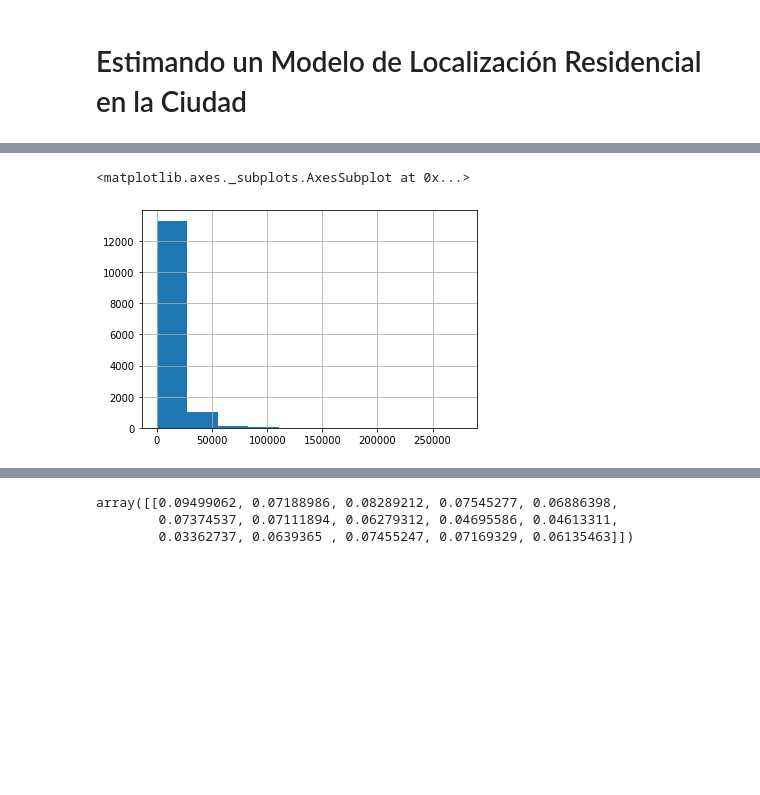
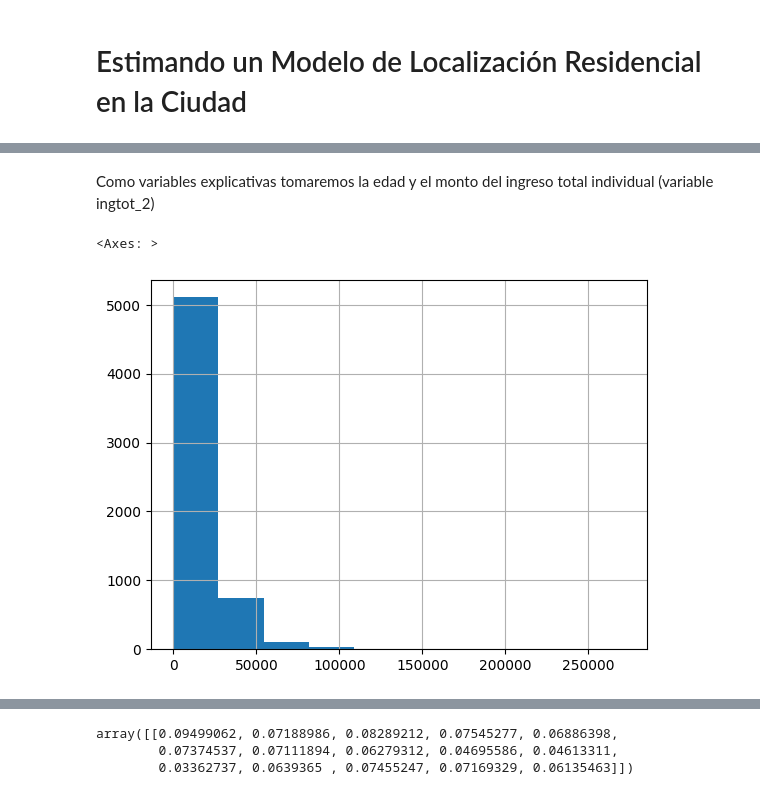
Before and after one commit to rpasquini/metodos_cuantitativos, a Jupyter notebook: 5_Modelos_de_Clasificacion.ipynb, the cells around one changed output, grey strips where cells are left out. Cells and saved outputs as stored; diff of their text form; code cells hidden in the pictures; blank space fills up the shorter version.

```diff
--- a/5_Modelos_de_Clasificacion.ipynb
+++ b/5_Modelos_de_Clasificacion.ipynb
@@ -264,5 +287,10 @@ dataeah
+# %%
+# Para el ejemplo nos quedaremos con las caracteristicas del jefe de hogar, codificado como 1 en la variable parentes_2
+dataeah=dataeah[dataeah['parentes_2']==1]
+# %% [markdown]
+Como variables explicativas tomaremos la edad y el monto del ingreso total individual (variable ingtot_2)
 # %%
-dataeah.ingtot_2.hist()
+dataeah["ingtot_2"].hist()
 # %% [output]
-<matplotlib.axes._subplots.AxesSubplot at 0x...>
+<Axes: >
-[figure, old version]
+[figure, new version]
```
Also changed, not shown: parts of 7 cells of this notebook.
